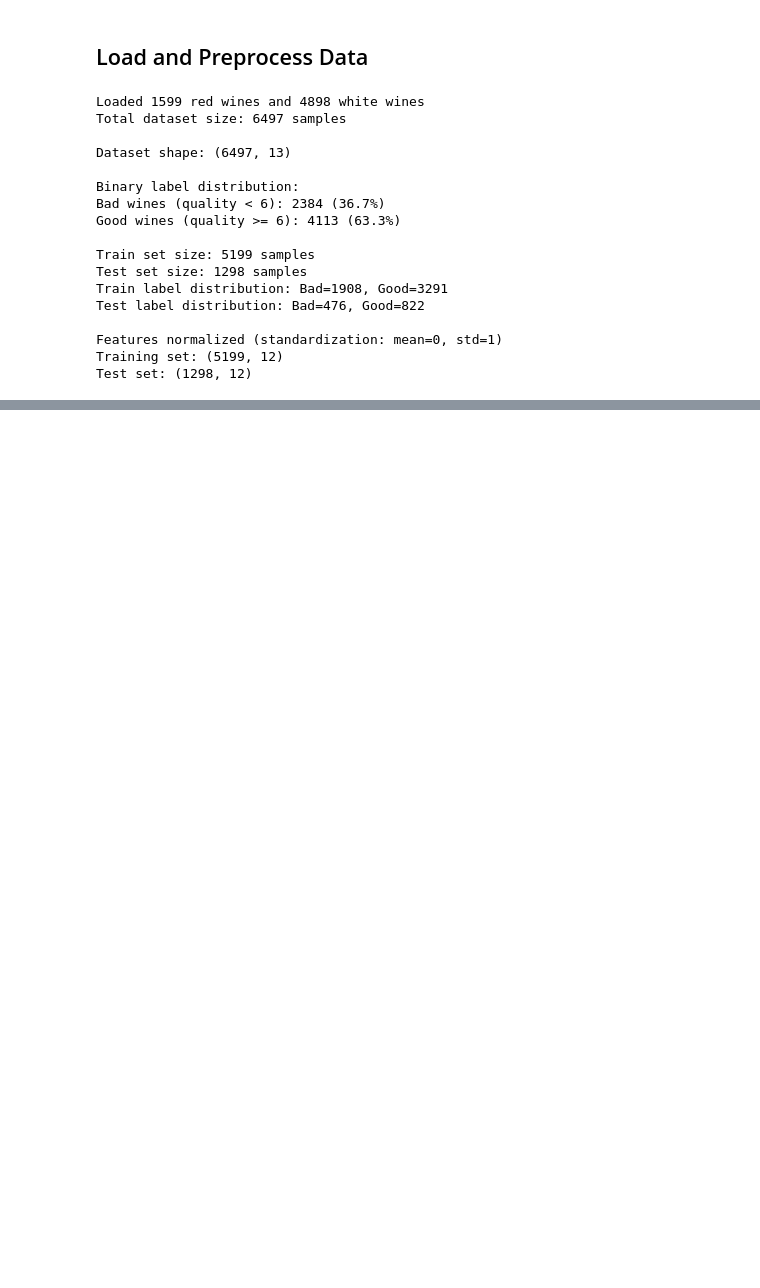
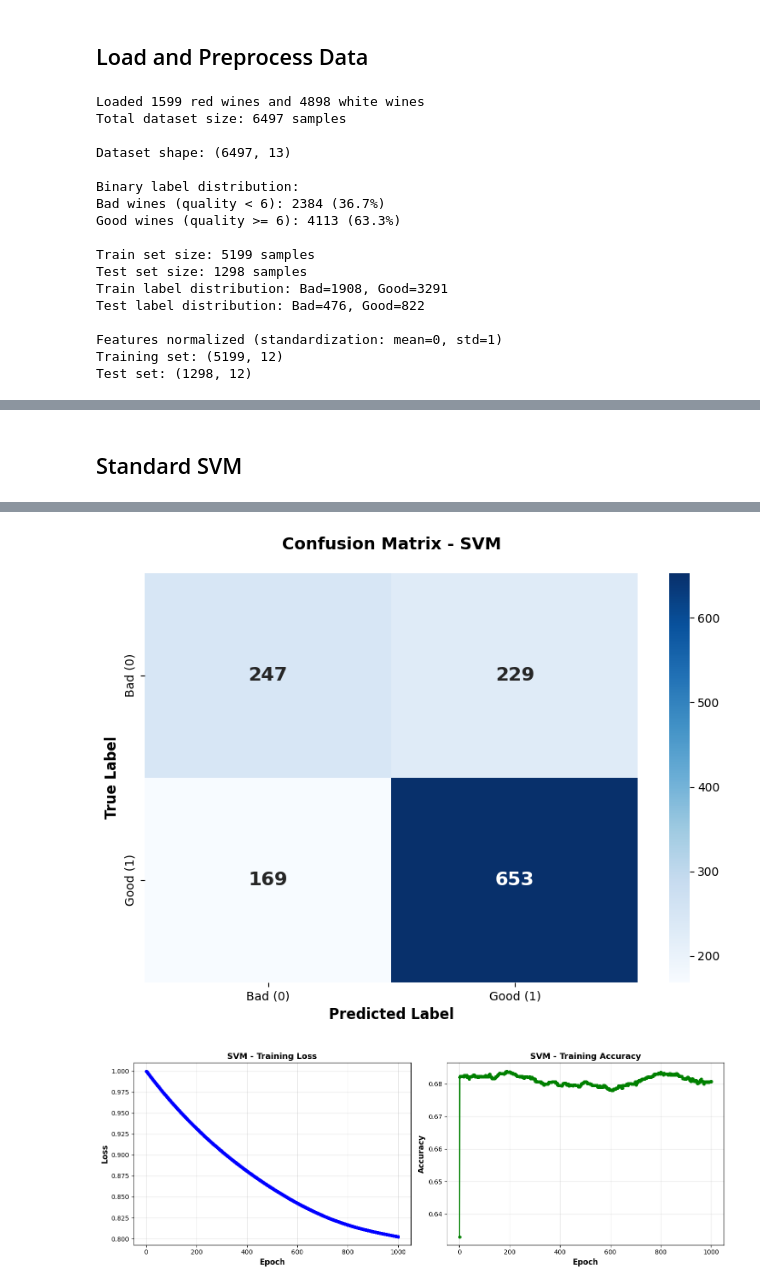
Before and after one commit to nikitaolefir/WineQualityPredicition, a Jupyter notebook: main.ipynb, the cells around one changed output, grey strips where cells are left out. Drawn from its saved outputs; the diff is of its cells as text; code cells hidden in the pictures; blank space fills up the shorter version.

```diff
--- a/main.ipynb
+++ b/main.ipynb
@@ -54,0 +102,27 @@ Test set: (1298, 12)
+# %% [markdown]
+## Standard SVM
+# %%
+svm = SVM(
+    learning_rate=0.001,
+    n_iterations=1000,
+    C=1.0,
+    verbose=True
+)
+
+start = time.time()
+svm.fit(X_train, y_train)
+svm_time = time.time() - start
+
+# Evaluating
+y_pred_svm = svm.predict(X_test)
+svm_metrics = calculate_metrics(y_test, y_pred_svm)
+
+print(f"\nTraining time: {svm_time:.2f}s")
+print_metrics(svm_metrics, "SVM")
+
+# Plotting
+plot_confusion_matrix(y_test, y_pred_svm, "SVM",
+                     save_path='results/SVM_confusion_matrix.png')
+plot_training_curves(svm.history, "SVM",
+                    save_path='results/SVM_training_curves.png')
+# %% [output]
@@ -54,0 +146,2 @@ Test set: (1298, 12)
+[figure, added]
+[figure, added]
```
Also changed, not shown: parts of 18 cells of this notebook, 17 other files.
